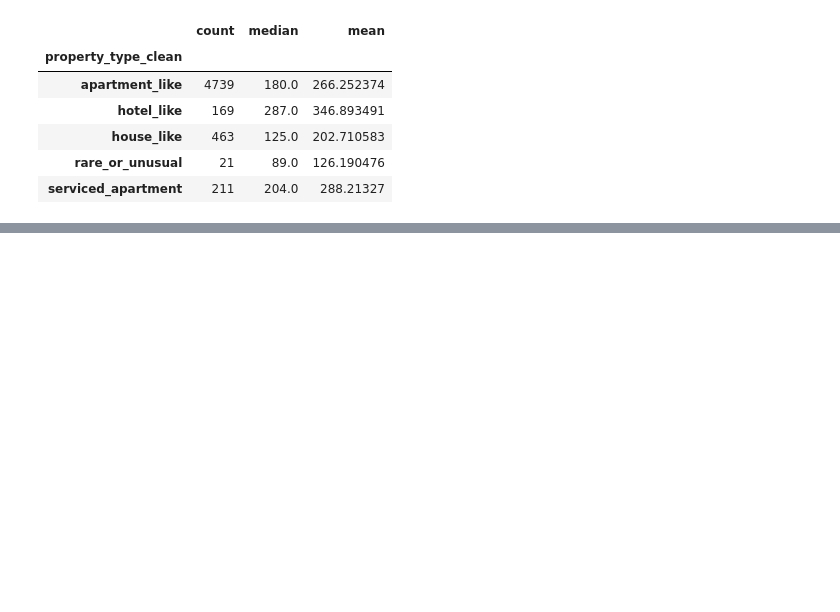
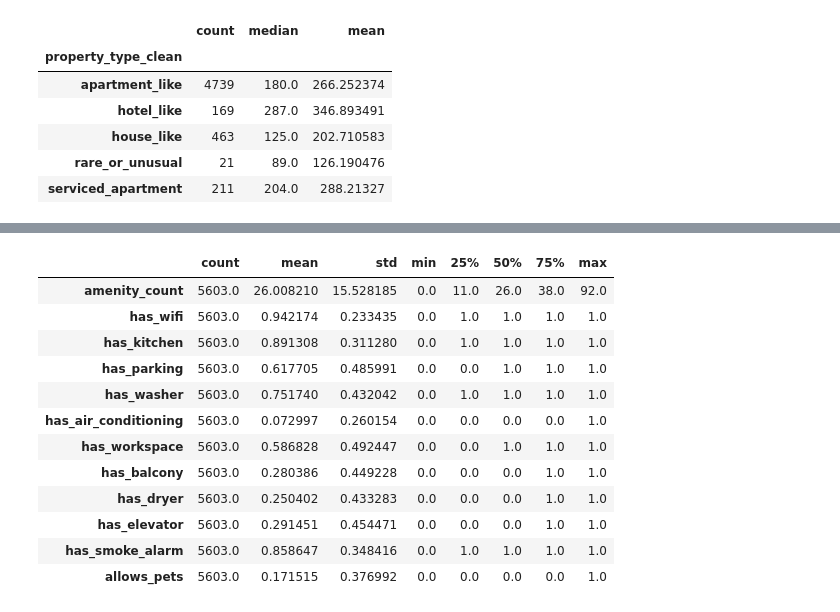
Before and after one commit to Maupse/ml-final-project-sose26-v2, a Jupyter notebook: notebooks/03-Exploring-Features.ipynb, the cells around one changed output, grey strips where cells are left out. Saved outputs shown, nothing was run; the diff lists cells and outputs as text; code cells hidden in the pictures; blank space fills up the shorter version.

```diff
--- a/notebooks/03-Exploring-Features.ipynb
+++ b/notebooks/03-Exploring-Features.ipynb
@@ -269,0 +314,3 @@ Length: 9, dtype: str
+# %%
+df = add_distance_to_city_center(df)
+df[["latitude", "longitude", "distance_to_city_center_km"]].describe()
@@ -269,0 +361,3 @@ Length: 9, dtype: str
+# %%
+df = add_capacity_features(df)
+df[["accommodates", "bedrooms", "bedrooms_missing", "beds", "beds_missing"]].describe()
@@ -269,0 +404,4 @@ Length: 9, dtype: str
+# %%
+df = add_bathroom_features(df)
+feature_summary(df, [
+    "bathroom_count", "bathroom_privacy", "bathroom_information_missing"])
@@ -269,0 +421,3 @@ Length: 9, dtype: str
+# %%
+df = add_license_features(df)
+df["has_license"].value_counts(dropna=False).rename_axis("has_license").to_frame("listings")
@@ -269,0 +456,17 @@ Length: 9, dtype: str
+# %%
+df = add_amenity_features(df)
+df[["amenity_count", *AMENITY_PATTERNS]].describe().T
+# %% [output]
+|  | count | mean | std | min | 25% | 50% | 75% | max |
+| amenity_count | 5603.0 | 26.008210 | 15.528185 | 0.0 | 11.0 | 26.0 | 38.0 | 92.0 |
+| has_wifi | 5603.0 | 0.942174 | 0.233435 | 0.0 | 1.0 | 1.0 | 1.0 | 1.0 |
+| has_kitchen | 5603.0 | 0.891308 | 0.311280 | 0.0 | 1.0 | 1.0 | 1.0 | 1.0 |
+| has_parking | 5603.0 | 0.617705 | 0.485991 | 0.0 | 0.0 | 1.0 | 1.0 | 1.0 |
+| has_washer | 5603.0 | 0.751740 | 0.432042 | 0.0 | 1.0 | 1.0 | 1.0 | 1.0 |
+| has_air_conditioning | 5603.0 | 0.072997 | 0.260154 | 0.0 | 0.0 | 0.0 | 0.0 | 1.0 |
+| has_workspace | 5603.0 | 0.586828 | 0.492447 | 0.0 | 0.0 | 1.0 | 1.0 | 1.0 |
+| has_balcony | 5603.0 | 0.280386 | 0.449228 | 0.0 | 0.0 | 0.0 | 1.0 | 1.0 |
+| has_dryer | 5603.0 | 0.250402 | 0.433283 | 0.0 | 0.0 | 0.0 | 1.0 | 1.0 |
+| has_elevator | 5603.0 | 0.291451 | 0.454471 | 0.0 | 0.0 | 0.0 | 1.0 | 1.0 |
+| has_smoke_alarm | 5603.0 | 0.858647 | 0.348416 | 0.0 | 1.0 | 1.0 | 1.0 | 1.0 |
+| allows_pets | 5603.0 | 0.171515 | 0.376992 | 0.0 | 0.0 | 0.0 | 0.0 | 1.0 |
```
Also changed, not shown: parts of 30 cells of this notebook, 5 other files.
